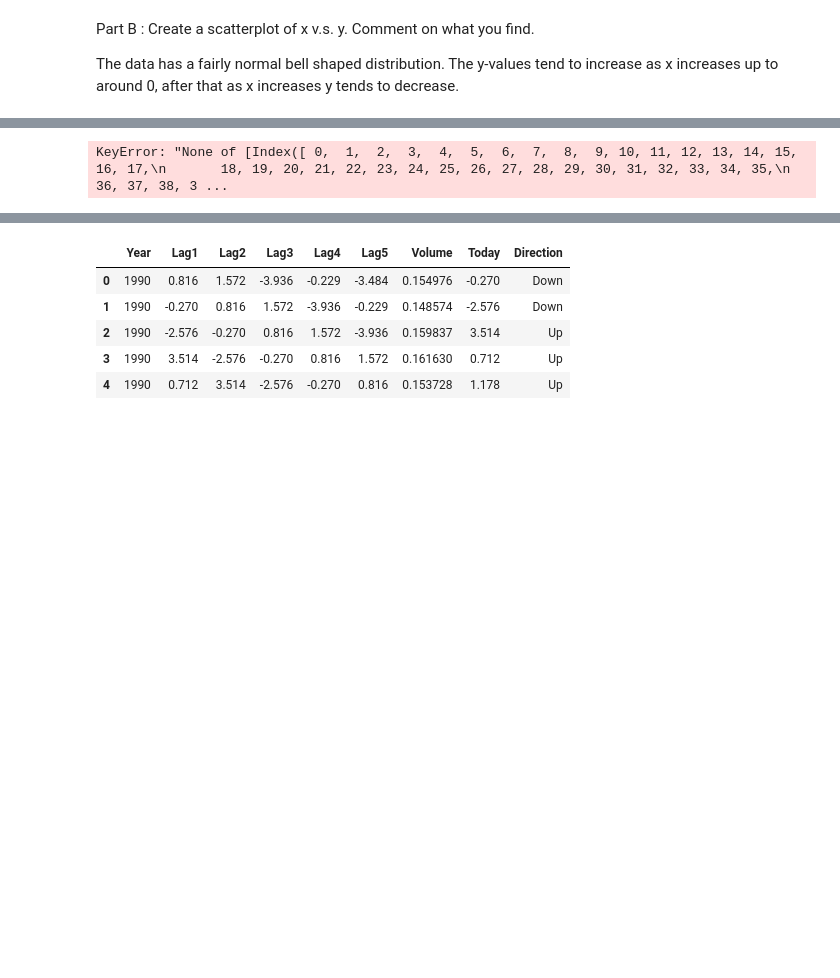
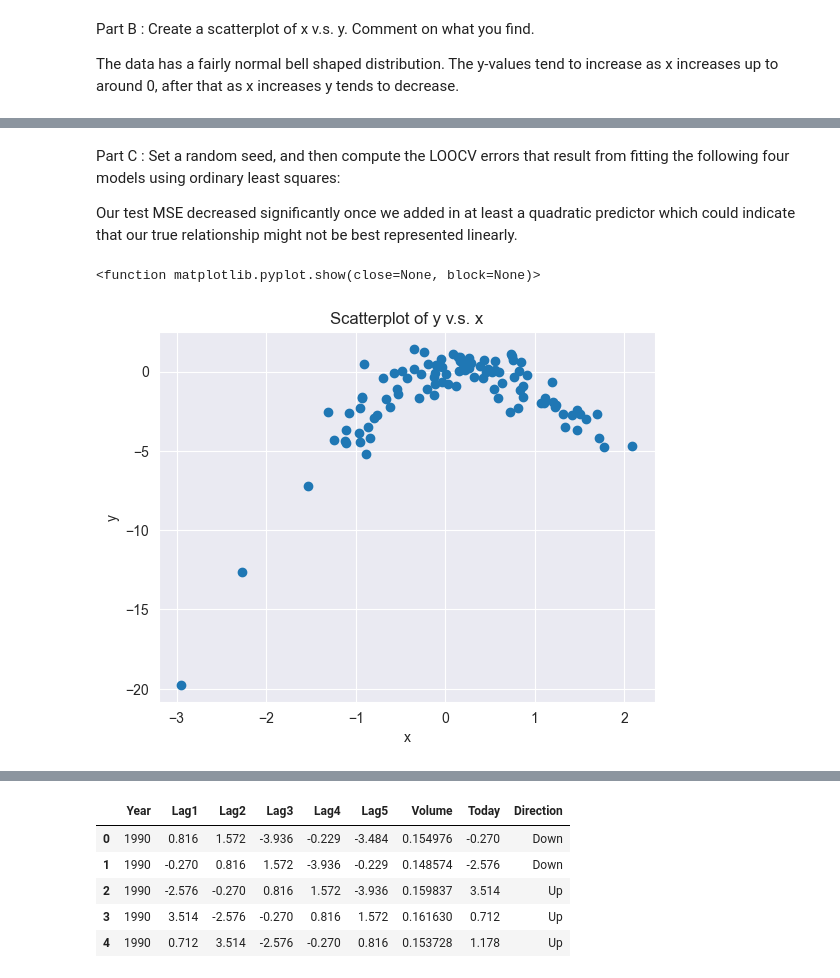
Before and after one commit to CameronOldweiler/DataProjects, a Jupyter notebook: Chapter5Homework.ipynb, the cells around one changed output, grey strips where cells are left out. Saved outputs shown, nothing was run; the diff lists cells and outputs as text; code cells hidden in the pictures; blank space fills up the shorter version.

```diff
--- a/Chapter5Homework.ipynb
+++ b/Chapter5Homework.ipynb
@@ -58,27 +76,20 @@ summarize(model)
-# %%
-# Sets up K-Fold CV with 100 splits, shuffle for randomness, and set a random state for reproducibility
-kf = KFold(n_splits = 100, shuffle = True, random_state = 174201)
-
-# Create blank list for test MSE results
-mse_scores = []
-
-# Iterate through each fold
-for train_index, test_index in kf.split(X):
-    X_train, X_test = X[train_index], X[test_index]
-    y_train, y_test = y[train_index], y[test_index]
-
-    # Fit an ordinary least squares (OLS) model on the training data
-    model = sm.OLS(y_train, X_train)
-    model.fit(X_train, y_train)
-
-    # Predict on the testing set
-    y_pred = model.predict(X_test)
-
-    # Compute and store the mean squared error
-    mse = mean_squared_error(y_test, y_pred)
-    mse_scores.append(mse)
-
-print("MSE scores for each fold:", mse_scores)
-print("Average MSE:", np.mean(mse_scores))
-# %% [output]
-KeyError: "None of [Index([ 0,  1,  2,  3,  4,  5,  6,  7,  8,  9, 10, 11, 12, 13, 14, 15, 16, 17,\n       18, 19, 20, 21, 22, 23, 24, 25, 26, 27, 28, 29, 30, 31, 32, 33, 34, 35,\n       36, 37, 38, 3 ...
+# %% [markdown]
+Part C :  Set a random seed, and then compute the LOOCV errors that result from fitting the following four models using ordinary least squares:
+
+Our test MSE decreased significantly once we added in at least a quadratic predictor which could indicate that our true relationship might not be best represented linearly.
+# %%
+# Creating a new simulated dataset
+new_rng = np.random.default_rng(174201)
+x = new_rng.normal(size = 100)
+y = x - 2 * x ** 2 + new_rng.normal(size = 100)
+# %%
+# Creating a scatterplot
+plt.scatter(x, y)
+plt.xlabel('x')
+plt.ylabel('y')
+plt.title('Scatterplot of y v.s. x')
+plt.grid(True)
+plt.show
+# %% [output]
+<function matplotlib.pyplot.show(close=None, block=None)>
+[figure, added]
```
Also changed, not shown: parts of 8 cells of this notebook.
